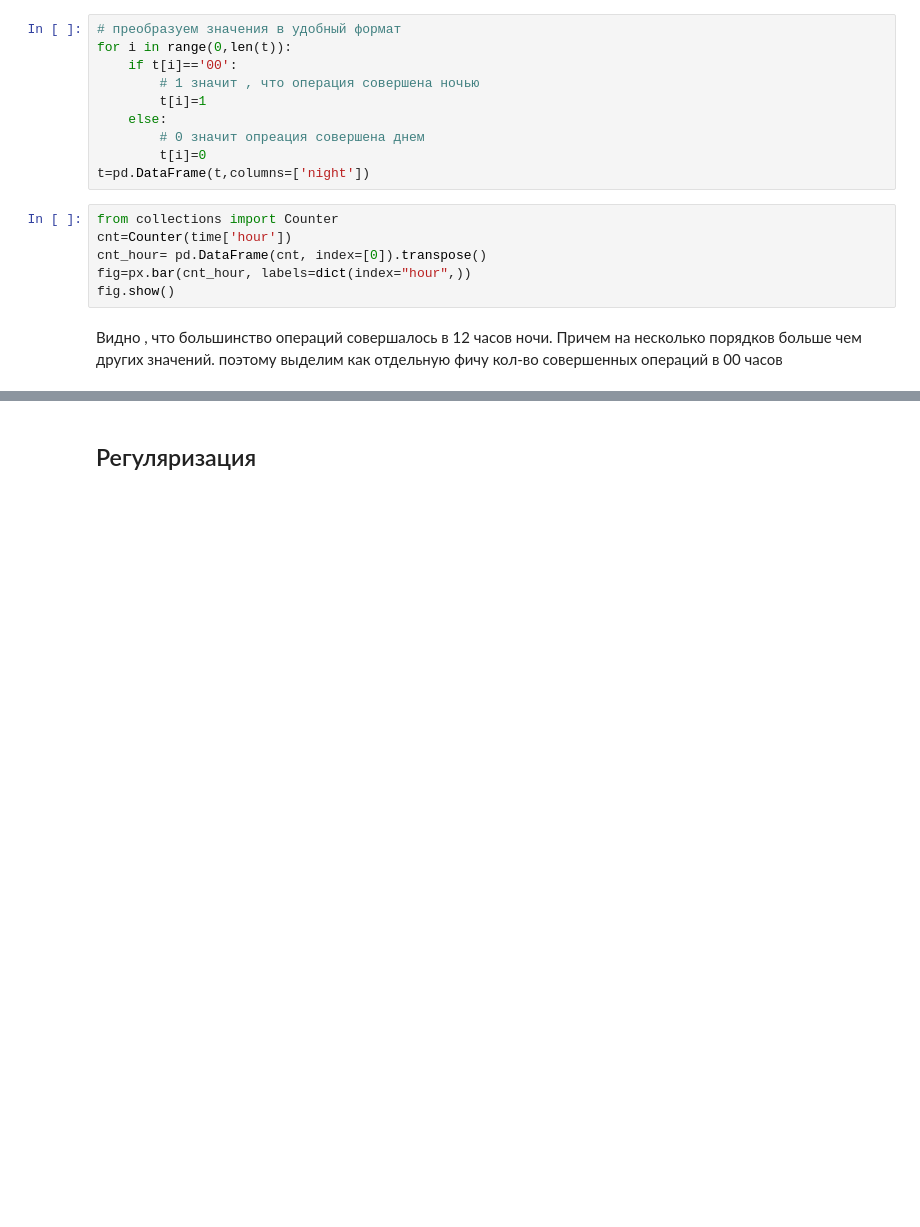
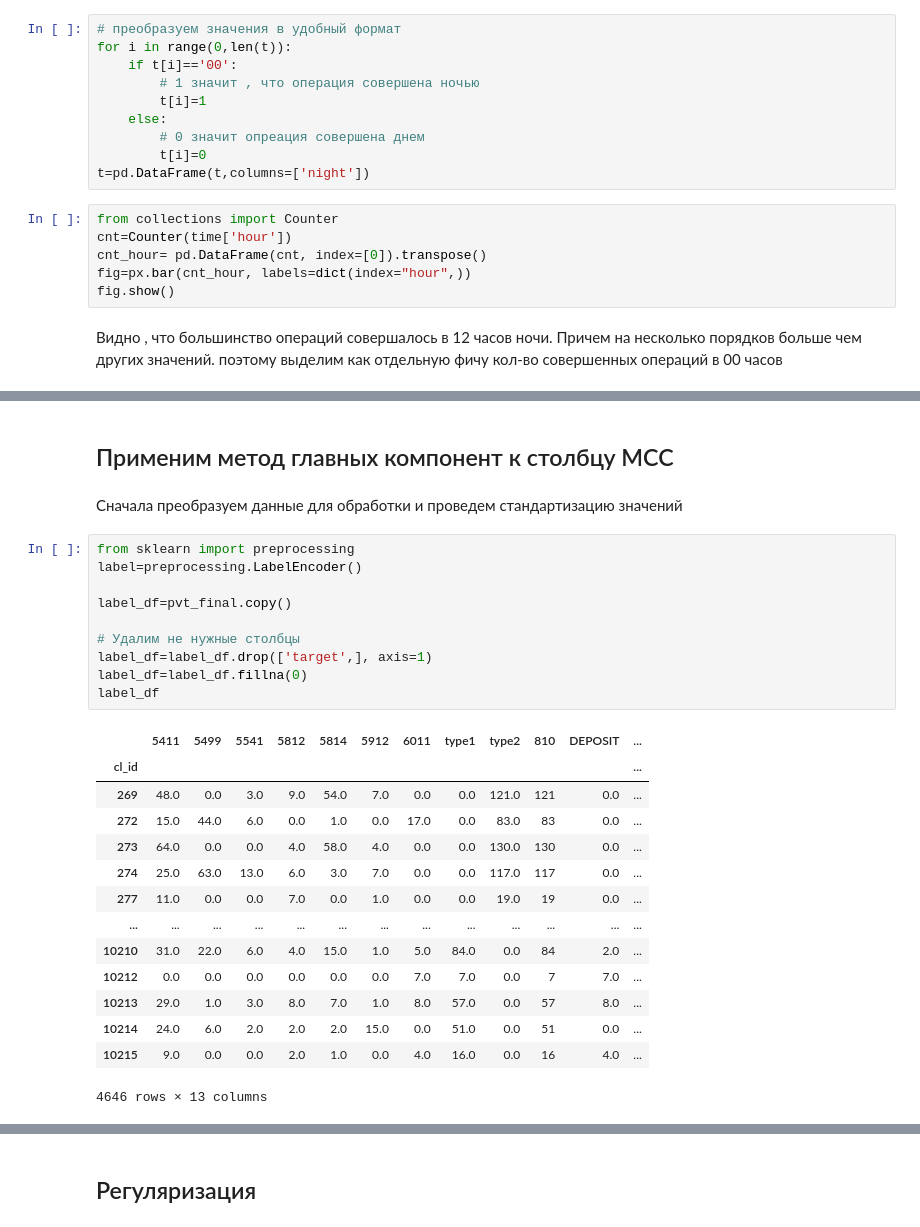
Before and after one commit to ddddrill/ds3-spring-2018, a Jupyter notebook: 3. Feature Engineering/3.2/FE_Homework_1.ipynb, the cells around one changed output, grey strips where cells are left out. Cells and saved outputs as stored; diff of their text form; blank space fills up the shorter version.

```diff
--- a/3. Feature Engineering/3.2/FE_Homework_1.ipynb
+++ b/3. Feature Engineering/3.2/FE_Homework_1.ipynb
@@ -261,0 +493,29 @@ curr_df=curr_df.join(t['night'])
+# %% [markdown]
+## Применим метод главных компонент к столбцу MCC
+# %% [markdown]
+Сначала преобразуем данные для обработки и проведем стандартизацию значений
+# %%
+from sklearn import preprocessing
+label=preprocessing.LabelEncoder()
+
+label_df=pvt_final.copy()
+
+# Удалим не нужные столбцы
+label_df=label_df.drop(['target',], axis=1)
+label_df=label_df.fillna(0)
+label_df
+# %% [output]
+|  | 5411 | 5499 | 5541 | 5812 | 5814 | 5912 | 6011 | type1 | type2 | 810 | DEPOSIT | ... |
+| cl_id |  |  |  |  |  |  |  |  |  |  |  | ... |
+| 269 | 48.0 | 0.0 | 3.0 | 9.0 | 54.0 | 7.0 | 0.0 | 0.0 | 121.0 | 121 | 0.0 | ... |
+| 272 | 15.0 | 44.0 | 6.0 | 0.0 | 1.0 | 0.0 | 17.0 | 0.0 | 83.0 | 83 | 0.0 | ... |
+| 273 | 64.0 | 0.0 | 0.0 | 4.0 | 58.0 | 4.0 | 0.0 | 0.0 | 130.0 | 130 | 0.0 | ... |
+| 274 | 25.0 | 63.0 | 13.0 | 6.0 | 3.0 | 7.0 | 0.0 | 0.0 | 117.0 | 117 | 0.0 | ... |
+| 277 | 11.0 | 0.0 | 0.0 | 7.0 | 0.0 | 1.0 | 0.0 | 0.0 | 19.0 | 19 | 0.0 | ... |
+| ... | ... | ... | ... | ... | ... | ... | ... | ... | ... | ... | ... | ... |
+| 10210 | 31.0 | 22.0 | 6.0 | 4.0 | 15.0 | 1.0 | 5.0 | 84.0 | 0.0 | 84 | 2.0 | ... |
+| 10212 | 0.0 | 0.0 | 0.0 | 0.0 | 0.0 | 0.0 | 7.0 | 7.0 | 0.0 | 7 | 7.0 | ... |
+| 10213 | 29.0 | 1.0 | 3.0 | 8.0 | 7.0 | 1.0 | 8.0 | 57.0 | 0.0 | 57 | 8.0 | ... |
+| 10214 | 24.0 | 6.0 | 2.0 | 2.0 | 2.0 | 15.0 | 0.0 | 51.0 | 0.0 | 51 | 0.0 | ... |
+| 10215 | 9.0 | 0.0 | 0.0 | 2.0 | 1.0 | 0.0 | 4.0 | 16.0 | 0.0 | 16 | 4.0 | ... |
+4646 rows × 13 columns
```
Also changed, not shown: parts of 64 cells of this notebook.
